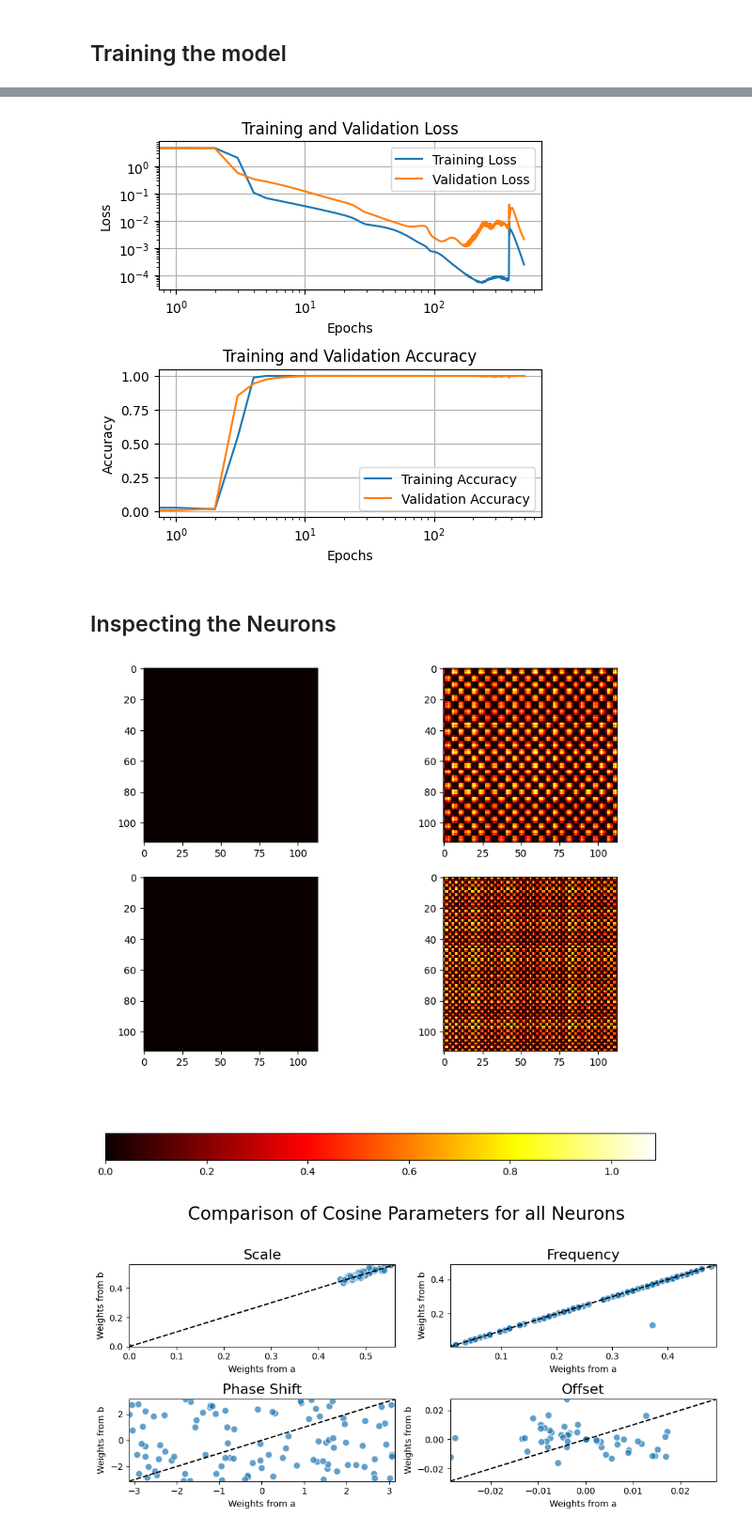
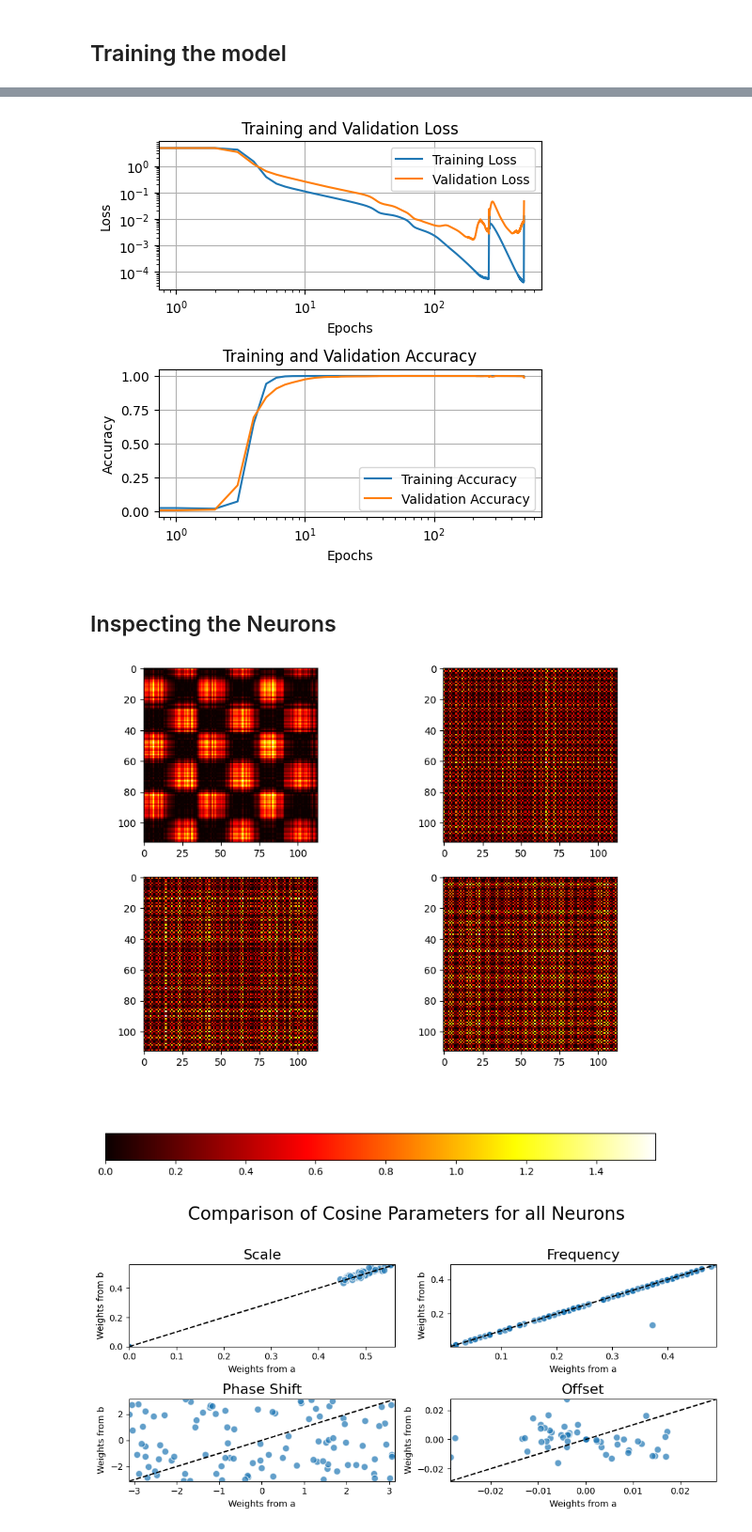
Before and after one commit to cerussite0/Tensor-Network-Interpretability, a Jupyter notebook: Modular_addition_MLP.ipynb, the cells around one changed output, grey strips where cells are left out. Shown: that part at 94% size. Drawn from its saved outputs; the diff is of its cells as text; code cells hidden in the pictures.

```diff
--- a/Modular_addition_MLP.ipynb
+++ b/Modular_addition_MLP.ipynb
@@ -223,7 +223,7 @@ def train(model, train_data, train_labels, val_data, val_labels, epochs, batch_s
         return output
 
 # train the model
-model = MLP(2*p, 100, p).to(device)
+model = MLP(2*p, 50, p).to(device)
 num_epochs = 500
 model, train_loss_values, val_loss_values, train_acc_values, val_acc_values = train(model, train_data, train_labels, val_data, val_labels, num_epochs, 128, 0.003)
 model.calculate_neuron_properties()
@@ -278,7 +278,7 @@ ax[1].set_xscale('log')  # Making the x-axis logarithmic
 plt.tight_layout()  # To ensure proper spacing between subplots
 plt.show()
 # %% [output]
-[figure, old version]
+[figure, new version]
 # %% [markdown]
 ## Inspecting the Neurons
 # %%
@@ -290,35 +290,35 @@ for number1 in range(p):
     new_data[number1*p + number2][number2+p] = 1
 
 # convert to tensor and move to GPU
 new_data_tensor = torch.from_numpy(new_data).float().to(device)
 
 # pass the data through the model and get the post-relu activations
 model.eval()
 with torch.no_grad():# generate the new data
     _, pre_relu_activations, post_relu_activations = model(new_data_tensor)
 
 
 # Select four random neuron indices
-random_neurons = np.random.choice(100, 4, replace=False)
+random_neurons = np.random.choice(50, 4, replace=False)
 
 fig, axes = plt.subplots(2, 2, figsize=(10, 10))
 
 for i, neuron in enumerate(random_neurons):
   # get the activations of the neuron
   neuron_activations = post_relu_activations[:, neuron].cpu().numpy()
 
   # reshape the activations into a 2D array for plotting
   neuron_activations = neuron_activations.reshape(p, p)
 
   # plot the activations as an image
   ax = axes[i // 2, i % 2]
   im = ax.imshow(neuron_activations, cmap='hot', interpolation='nearest')
 
 # Add a colorbar to the figure, for all subplots
 fig.colorbar(im, ax=axes.ravel().tolist(), orientation='horizontal')
 plt.show()
 # %% [output]
-[figure, old version]
+[figure, new version]
 # %%
 def find_cosine(x_data, y_data):
   # Calculate DFT
```
Also changed, not shown: parts of 5 cells of this notebook, 1 other file.
